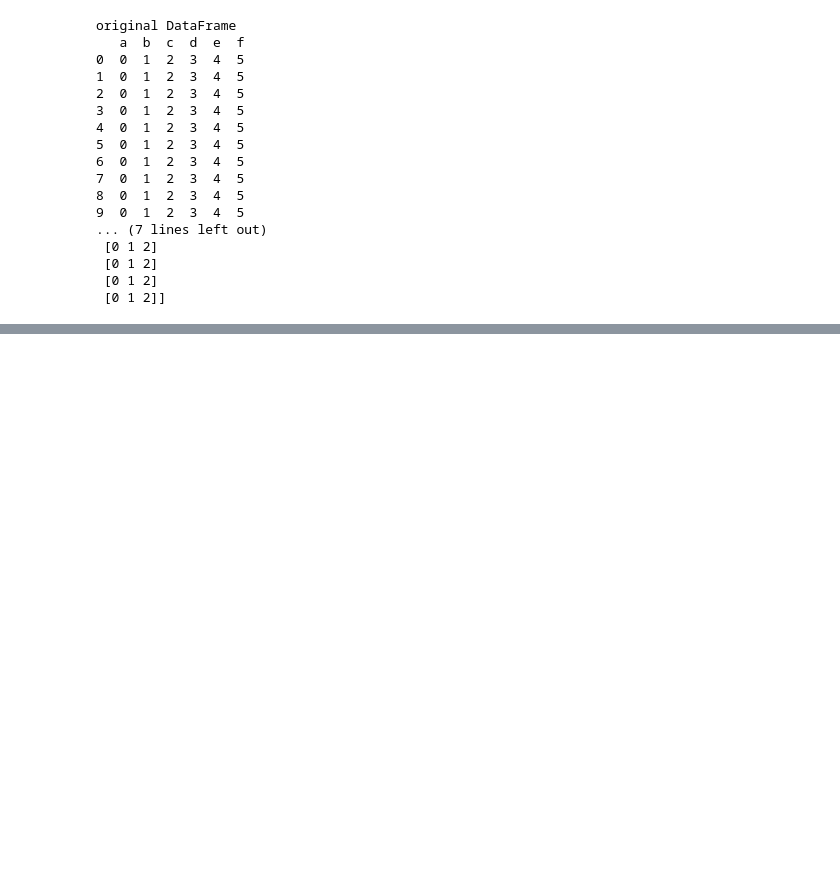
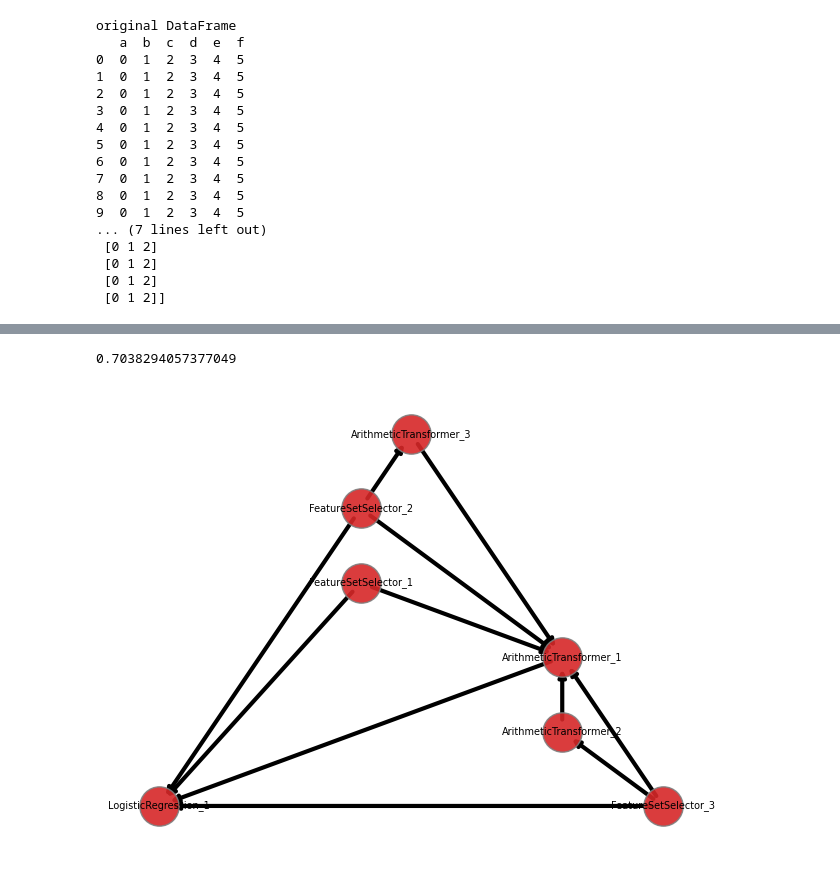
Before and after one commit to EpistasisLab/tpot, a Jupyter notebook: Tutorial/3_Genetic_Feature_Set_Selectors.ipynb, the cells around one changed output, grey strips where cells are left out. Saved outputs shown, nothing was run; the diff lists cells and outputs as text; code cells hidden in the pictures; blank space fills up the shorter version.

```diff
--- a/Tutorial/3_Genetic_Feature_Set_Selectors.ipynb
+++ b/Tutorial/3_Genetic_Feature_Set_Selectors.ipynb
@@ -176,0 +191,24 @@ est.fitted_pipeline_.plot()
+# %%
+
+est = tpot2.TPOTEstimator(population_size=40,generations=20,
+                            scorers=['roc_auc_ovr'],
+                            scorers_weights=[1],
+                            other_objective_functions=[tpot2.objectives.number_of_nodes_objective],
+                            other_objective_functions_weights=[-1],
+                            n_jobs=32,
+                            classification=True,
+                            leaf_config_dict="feature_set_selector",
+                            root_config_dict=root_config_dict,
+                            inner_config_dict="arithmetic_transformer",
+                            subsets = None,
+                            verbose=1,
+                            )
+
+
+est.fit(X_train,y_train)
+print(sklearn.metrics.get_scorer('roc_auc_ovr')(est, X_test, y_test))
+
+est.fitted_pipeline_.plot()
+# %% [output]
+0.7038294057377049
+[figure, added]
```
Also changed, not shown: parts of 13 cells of this notebook, 7 other files.
